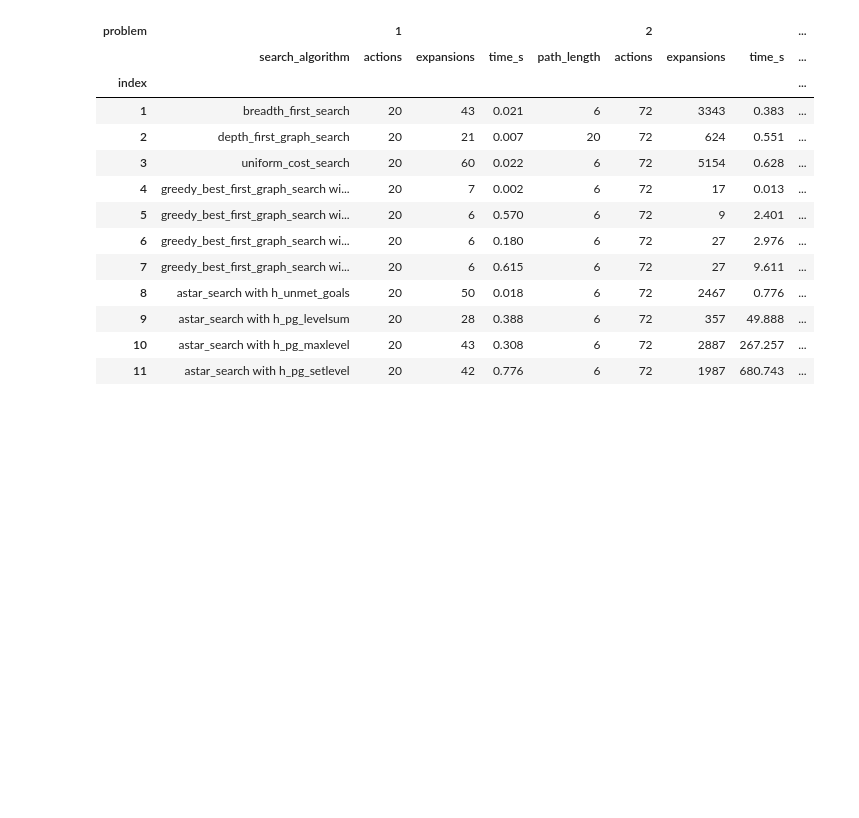
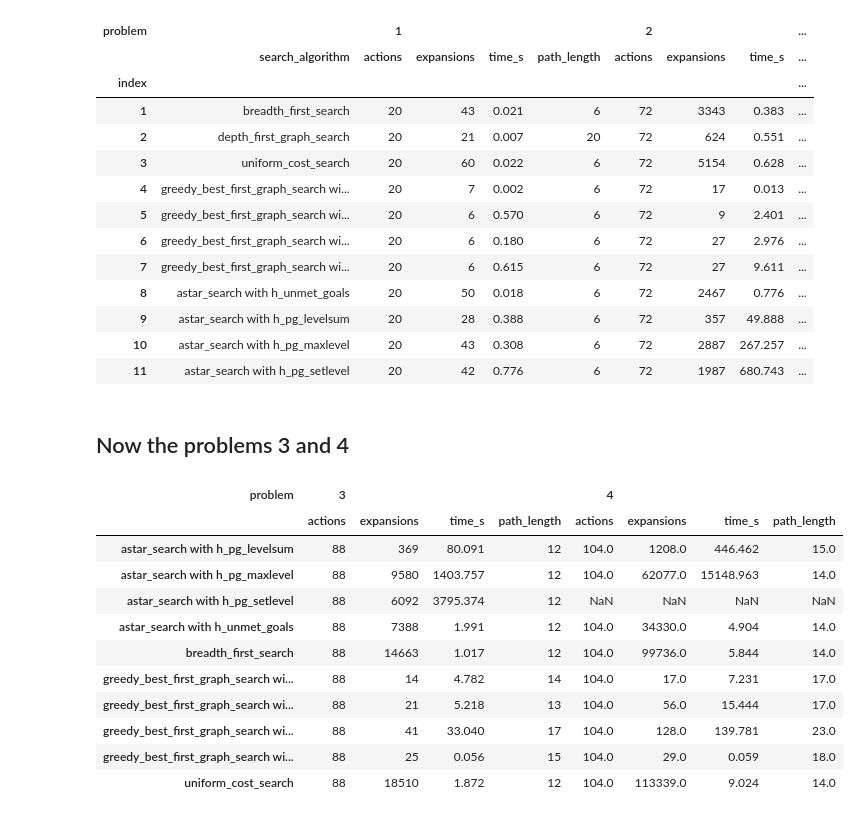
Before and after one commit to mtasende/artificial-intelligence, a Jupyter notebook: Projects/2_Classical Planning/scratchpad/n03_results_processing.ipynb, the cells around one changed output. Saved outputs shown, nothing was run; the diff lists cells and outputs as text; code cells hidden in the pictures; blank space fills up the shorter version.

```diff
--- a/Projects/2_Classical Planning/scratchpad/n03_results_processing.ipynb
+++ b/Projects/2_Classical Planning/scratchpad/n03_results_processing.ipynb
@@ -397,3 +397,5 @@ res_12_df
 | 11 | astar_search with h_pg_setlevel | 20 | 42 | 0.776 | 6 | 72 | 1987 | 680.743 | ... |
 # %%
 res_12_df.to_csv('../results/res_p1p2.csv')
+# %% [markdown]
+## Now the problems 3 and 4
@@ -399,0 +407,15 @@ res_12_df.to_csv('../results/res_p1p2.csv')
+# %%
+res_34_df
+# %% [output]
+| problem | 3 |  |  |  | 4 |  |  |  |
+|  | actions | expansions | time_s | path_length | actions | expansions | time_s | path_length |
+| astar_search with h_pg_levelsum | 88 | 369 | 80.091 | 12 | 104.0 | 1208.0 | 446.462 | 15.0 |
+| astar_search with h_pg_maxlevel | 88 | 9580 | 1403.757 | 12 | 104.0 | 62077.0 | 15148.963 | 14.0 |
+| astar_search with h_pg_setlevel | 88 | 6092 | 3795.374 | 12 | NaN | NaN | NaN | NaN |
+| astar_search with h_unmet_goals | 88 | 7388 | 1.991 | 12 | 104.0 | 34330.0 | 4.904 | 14.0 |
+| breadth_first_search | 88 | 14663 | 1.017 | 12 | 104.0 | 99736.0 | 5.844 | 14.0 |
+| greedy_best_first_graph_search wi... | 88 | 14 | 4.782 | 14 | 104.0 | 17.0 | 7.231 | 17.0 |
+| greedy_best_first_graph_search wi... | 88 | 21 | 5.218 | 13 | 104.0 | 56.0 | 15.444 | 17.0 |
+| greedy_best_first_graph_search wi... | 88 | 41 | 33.040 | 17 | 104.0 | 128.0 | 139.781 | 23.0 |
+| greedy_best_first_graph_search wi... | 88 | 25 | 0.056 | 15 | 104.0 | 29.0 | 0.059 | 18.0 |
+| uniform_cost_search | 88 | 18510 | 1.872 | 12 | 104.0 | 113339.0 | 9.024 | 14.0 |
```
Also changed, not shown: parts of 6 cells of this notebook, 8 other files.
